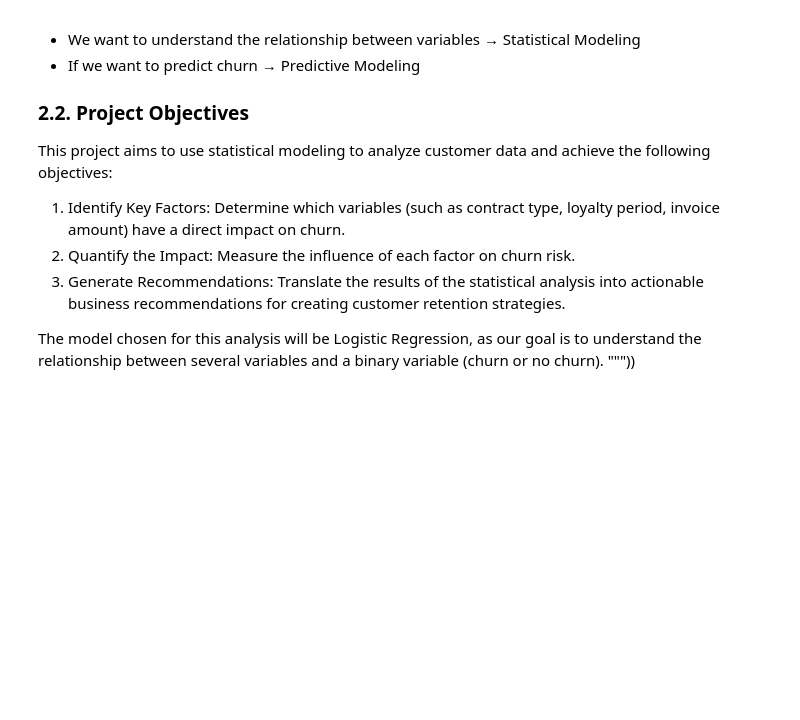
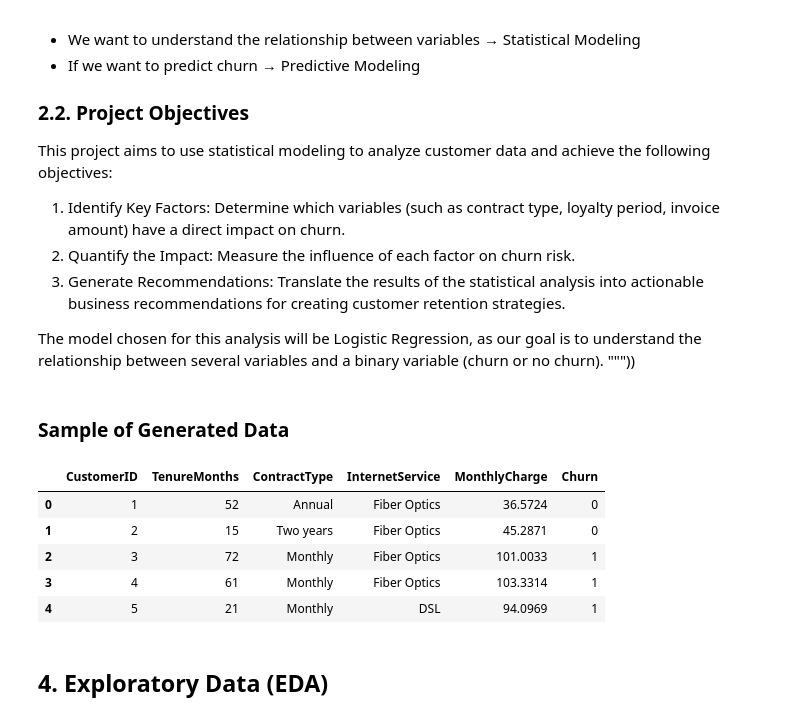
Before and after one commit to eduardowanderleyde/Churn-Analysys-Telecom, a Jupyter notebook: Churn-Analysis.ipynb, the cells around one changed output. Cells and saved outputs as stored; diff of their text form; code cells hidden in the pictures; blank space fills up the shorter version.

```diff
--- a/Churn-Analysis.ipynb
+++ b/Churn-Analysis.ipynb
@@ -112,0 +118,13 @@ def dsa_gera_dados_churn(num_clientes=2000):
+# %%
+display(Markdown("### Sample of Generated Data"))
+display(df_churn.head())
+# %% [output]
+### Sample of Generated Data
+|  | CustomerID | TenureMonths | ContractType | InternetService | MonthlyCharge | Churn |
+| 0 | 1 | 52 | Annual | Fiber Optics | 36.5724 | 0 |
+| 1 | 2 | 15 | Two years | Fiber Optics | 45.2871 | 0 |
+| 2 | 3 | 72 | Monthly | Fiber Optics | 101.0033 | 1 |
+| 3 | 4 | 61 | Monthly | Fiber Optics | 103.3314 | 1 |
+| 4 | 5 | 21 | Monthly | DSL | 94.0969 | 1 |
+# %% [markdown]
+## 4. Exploratory Data  (EDA)
```
Also changed, not shown: parts of 11 cells of this notebook.
